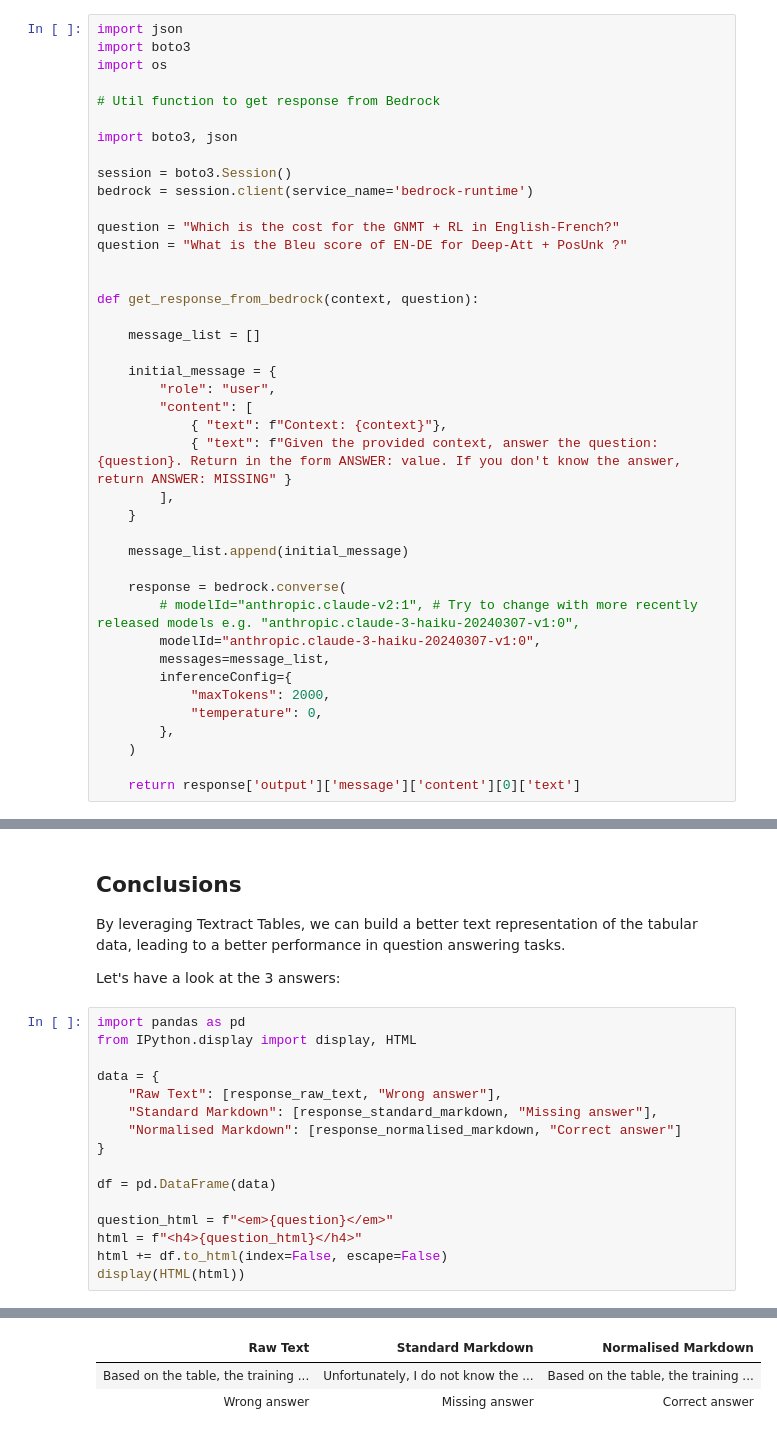
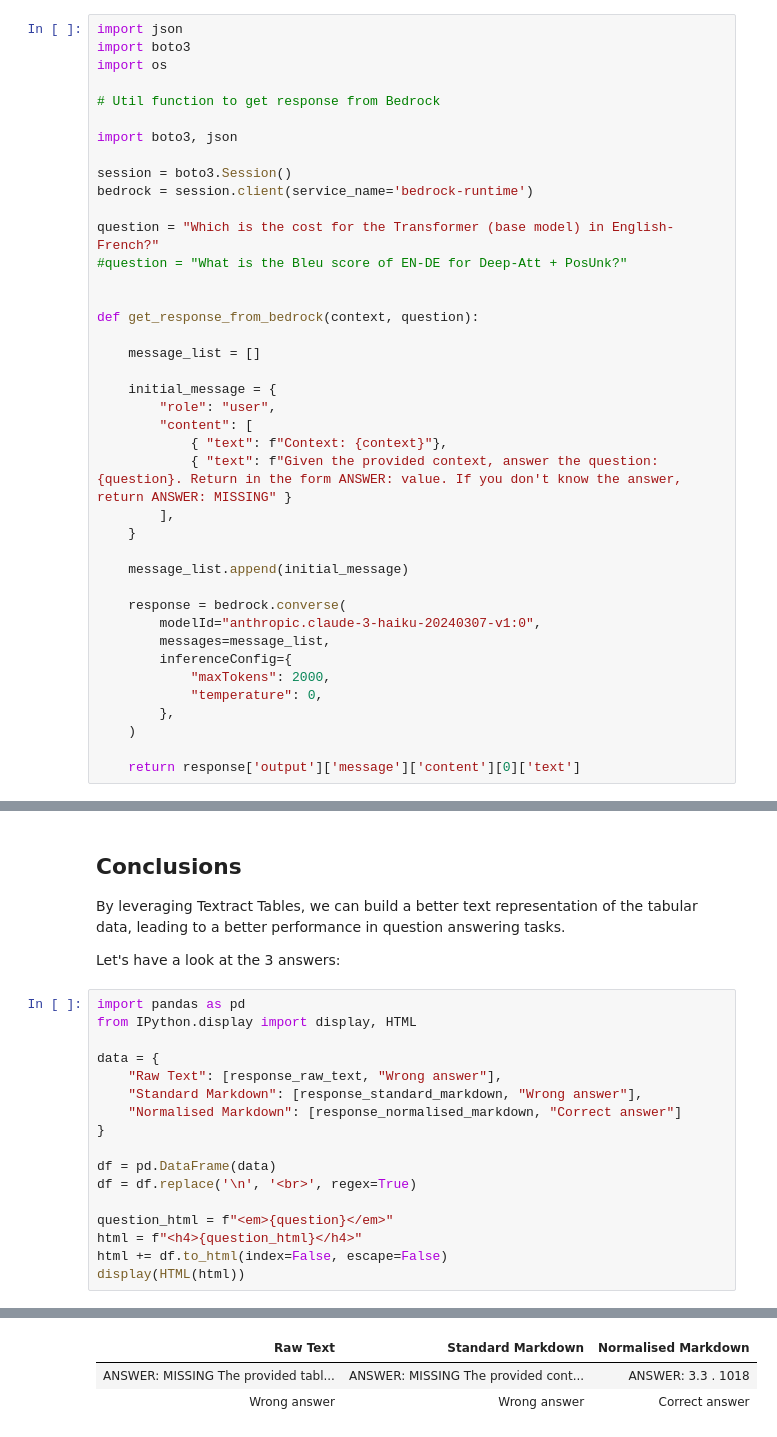
Before and after one commit to ArlindNocaj/layout-aware-preprocessing-rag, a Jupyter notebook: 03-tabular-data-qna.ipynb, the cells around one changed output, grey strips where cells are left out. Saved outputs shown, nothing was run; the diff lists cells and outputs as text.

```diff
--- a/03-tabular-data-qna.ipynb
+++ b/03-tabular-data-qna.ipynb
@@ -92,8 +99,8 @@ import boto3, json
 session = boto3.Session()
 bedrock = session.client(service_name='bedrock-runtime')
 
-question = "Which is the cost for the GNMT + RL in English-French?"
-question = "What is the Bleu score of EN-DE for Deep-Att + PosUnk ?"
+question = "Which is the cost for the Transformer (base model) in English-French?"
+#question = "What is the Bleu score of EN-DE for Deep-Att + PosUnk?"
 
 
 def get_response_from_bedrock(context, question):
@@ -111,7 +118,6 @@ def get_response_from_bedrock(context, question):
     message_list.append(initial_message)
 
     response = bedrock.converse(
-        # modelId="anthropic.claude-v2:1", # Try to change with more recently released models e.g. "anthropic.claude-3-haiku-20240307-v1:0",
         modelId="anthropic.claude-3-haiku-20240307-v1:0",
         messages=message_list,
         inferenceConfig={
@@ -227,11 +231,12 @@ from IPython.display import display, HTML
 
 data = {
     "Raw Text": [response_raw_text, "Wrong answer"],
-    "Standard Markdown": [response_standard_markdown, "Missing answer"],
+    "Standard Markdown": [response_standard_markdown, "Wrong answer"],
     "Normalised Markdown": [response_normalised_markdown, "Correct answer"]
 }
 
 df = pd.DataFrame(data)
+df = df.replace('\n', '<br>', regex=True)
 
 question_html = f"<em>{question}</em>"
 html = f"<h4>{question_html}</h4>"
@@ -242,3 +247,3 @@ Which is the cost for the GNMT + RL in English-French?
 | Raw Text | Standard Markdown | Normalised Markdown |
-| Based on the table, the training ... | Unfortunately, I do not know the ... | Based on the table, the training ... |
-| Wrong answer | Missing answer | Correct answer |
+| ANSWER: MISSING The provided tabl... | ANSWER: MISSING The provided cont... | ANSWER: 3.3 . 1018 |
+| Wrong answer | Wrong answer | Correct answer |
```
Also changed, not shown: parts of 13 cells of this notebook.
